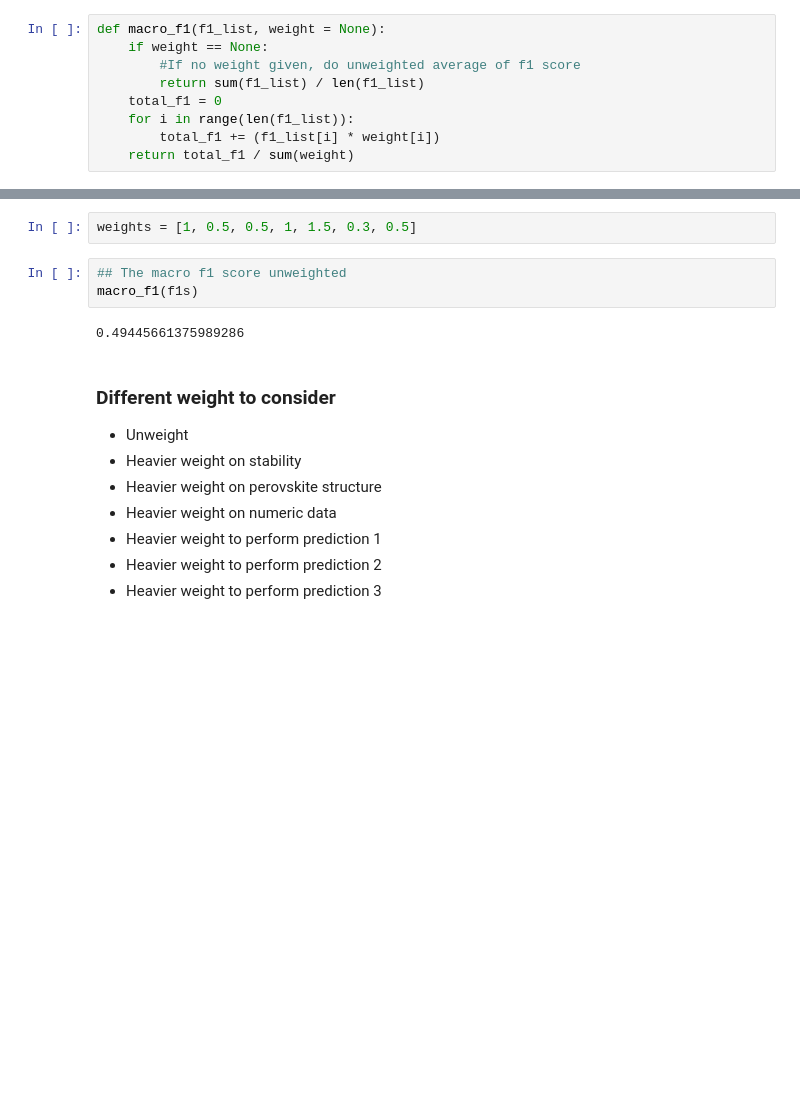
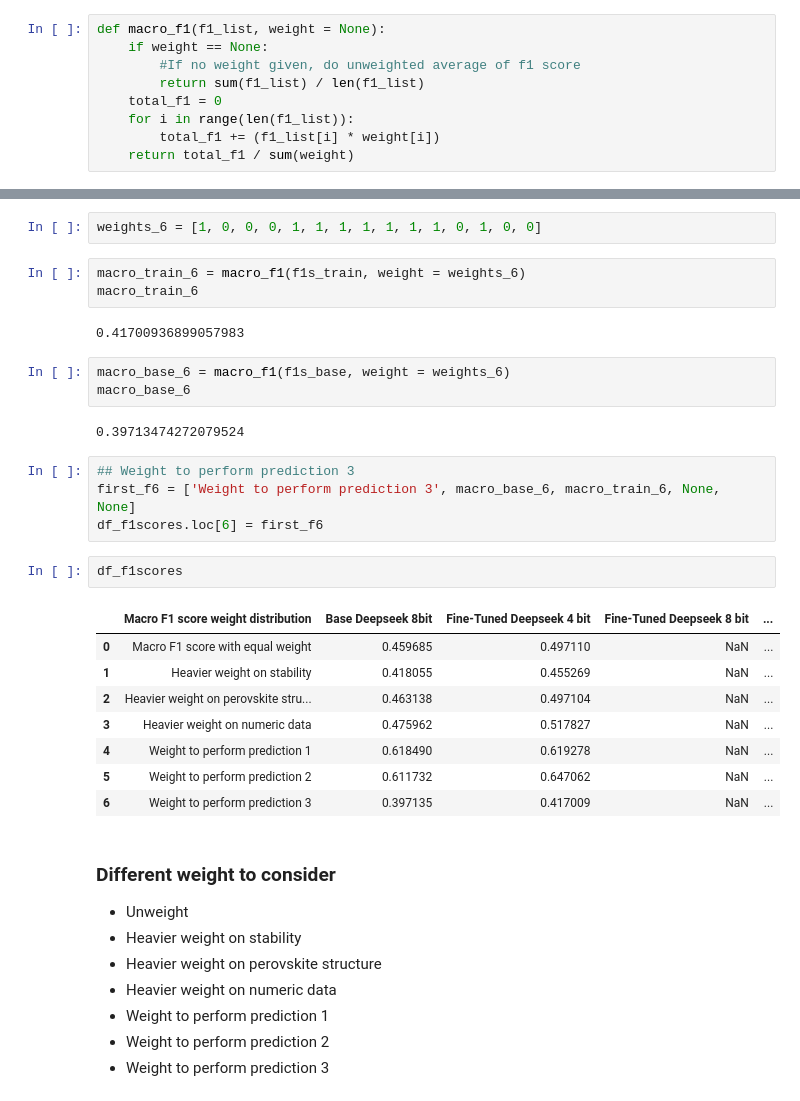
Before and after one commit to kanggunh/DSC180_B11_Q2, a Jupyter notebook: q1_submission_notebooks/evaluation_final.ipynb, the cells around one changed output, grey strips where cells are left out. Saved outputs shown, nothing was run; the diff lists cells and outputs as text; blank space fills up the shorter version.

```diff
--- a/q1_submission_notebooks/evaluation_final.ipynb
+++ b/q1_submission_notebooks/evaluation_final.ipynb
@@ -768,16 +961,36 @@ variables
 # %%
-weights = [1, 0.5, 0.5, 1, 1.5, 0.3, 0.5]
+weights_6 = [1, 0, 0, 0, 1, 1, 1, 1, 1, 1, 1, 0, 1, 0, 0]
-# %%
-## The macro f1 score unweighted
-macro_f1(f1s)
-# %% [output]
-0.49445661375989286
+# %%
+macro_train_6 = macro_f1(f1s_train, weight = weights_6)
+macro_train_6
+# %% [output]
+0.41700936899057983
+# %%
+macro_base_6 = macro_f1(f1s_base, weight = weights_6)
+macro_base_6
+# %% [output]
+0.39713474272079524
+# %%
+## Weight to perform prediction 3
+first_f6 = ['Weight to perform prediction 3', macro_base_6, macro_train_6, None, None]
+df_f1scores.loc[6] = first_f6
+# %%
+df_f1scores
+# %% [output]
+|  | Macro F1 score weight distribution | Base Deepseek 8bit | Fine-Tuned Deepseek 4 bit | Fine-Tuned Deepseek 8 bit | ... |
+| 0 | Macro F1 score with equal weight | 0.459685 | 0.497110 | NaN | ... |
+| 1 | Heavier weight on stability | 0.418055 | 0.455269 | NaN | ... |
+| 2 | Heavier weight on perovskite stru... | 0.463138 | 0.497104 | NaN | ... |
+| 3 | Heavier weight on numeric data | 0.475962 | 0.517827 | NaN | ... |
+| 4 | Weight to perform prediction 1 | 0.618490 | 0.619278 | NaN | ... |
+| 5 | Weight to perform prediction 2 | 0.611732 | 0.647062 | NaN | ... |
+| 6 | Weight to perform prediction 3 | 0.397135 | 0.417009 | NaN | ... |
 # %% [markdown]
 ### Different weight to consider
 - Unweight
 - Heavier weight on stability
 - Heavier weight on perovskite structure
 - Heavier weight on numeric data
-- Heavier weight to perform prediction 1
-- Heavier weight to perform prediction 2
-- Heavier weight to perform prediction 3
+- Weight to perform prediction 1
+- Weight to perform prediction 2
+- Weight to perform prediction 3
```
Also changed, not shown: parts of 35 cells of this notebook, 1 other file.
